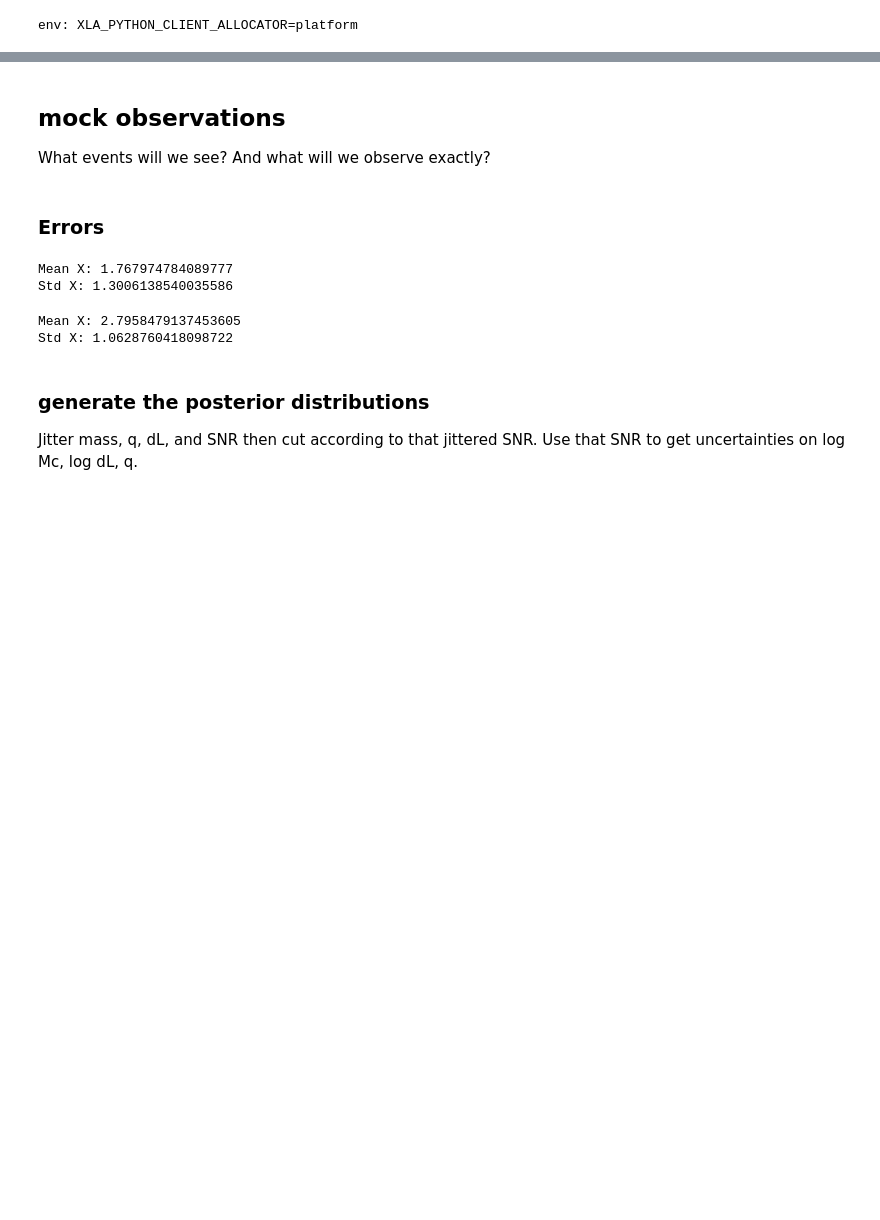
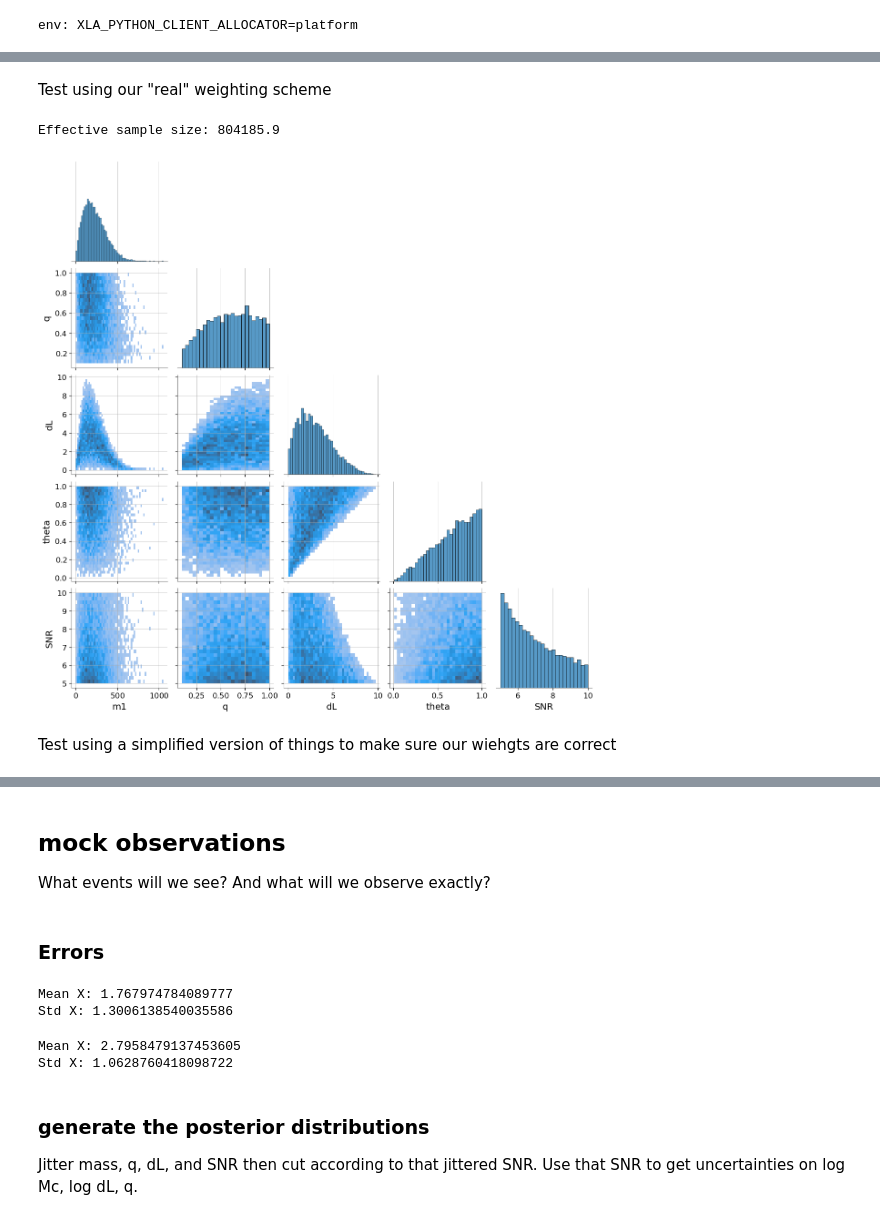
Before and after one commit to abby-moran/GW_pop_cosmo_inference, a Jupyter notebook: src/gen_mock_files.ipynb, the cells around one changed output, grey strips where cells are left out. Drawn from its saved outputs; the diff is of its cells as text; code cells hidden in the pictures; blank space fills up the shorter version.

Commit message:
Added some tests of the reweighting method for our PE sampling to gen_mock_files.ipynb. Updated weighting to use (our best guess of) this method

```diff
--- a/src/gen_mock_files.ipynb
+++ b/src/gen_mock_files.ipynb
@@ -197,0 +218,21 @@ def gen_mock_PE(obs_file, log_SNR_fun, nsamples=200, outfile=None, ndet=1):
+# %%
+population_parameters, cosmo_true = get_pop_params('../reproduce/configs/c2_zp5.txt')
+
+sel_samples = pd.read_hdf('../src/sel_c2_zm55_cut.h5', key='true_parameters')
+ndraw = sel_samples['ndraw'].iloc[0]
+
+zs_sel = cosmo_true.z_of_dL(sel_samples['dl'].values)
+m1s_sel = sel_samples['m1d'].values / (1 + zs_sel)
+
+log_dN_true = intensity_models.build_population_model(population_parameters)  # at true params
+
+log_sel_wts = (log_dN_true(m1s_sel, sel_samples['q'].values, zs_sel)
+               - np.log(sel_samples['pdraw_sel'].values)
+               - 2*np.log1p(zs_sel)
+               + np.log(cosmo_true.dVCdz(zs_sel))
+               - np.log(cosmo_true.ddL_dz(zs_sel)))
+
+mu_sel_true = np.exp(stats.slogsumexp(log_sel_wts) - np.log(ndraw))
+
+nobs = len(pd.read_hdf('../src/pe_c2_zm55_cut.h5', key='samples'))
+R_true = nobs / mu_sel_true
@@ -197,0 +375,58 @@ def gen_mock_PE(obs_file, log_SNR_fun, nsamples=200, outfile=None, ndet=1):
+# %% [markdown]
+Test using our "real" weighting scheme
+# %%
+log_qs=np.random.uniform(np.log(.1), 0, size=ndraw)
+qs=np.exp(log_qs)
+
+log_mcs=np.random.uniform(.1, np.log(600), size=ndraw)
+mcs=np.exp(log_mcs)
+m1s=mcs / (qs**(3/5) / (1 + qs)**(1/5))
+rhos_test=np.random.uniform(5, 10, ndraw)
+thetas_test= np.random.uniform(0.001, 1, ndraw)
+snr_fid = np.exp(log_snr_interp(np.column_stack([m1s, qs])))
+dls=1*thetas_test/1 * snr_fid/rhos_test
+
+
+wt1 = np.log(m1s)+np.log(qs)+2*np.log(dls)-np.log(thetas_test) - np.log(snr_fid)
+wt1=np.exp(wt1)
+wt1=np.nan_to_num(wt1, nan=0.0, neginf=-1e20, posinf=wt1[~np.isinf(wt1)].max())
+wt1 /= wt1.sum()
+size=int(1e4)
+
+ess = 1.0 / np.sum(wt1**2)
+if ess < size:
+    print(f"Warning: Effective sample size ({ess:.1f}) < requested size ({size})")
+else:
+    print(f"Effective sample size: {ess:.1f}")
+
+idx_resamp1=np.random.choice(range(ndraw), size=size, p=wt1)
+m1_out=m1s[idx_resamp1]
+qs_out=qs[idx_resamp1]
+dls_out=dls[idx_resamp1]
+thetas_out=thetas_test[idx_resamp1]
+rhos_out=rhos_test[idx_resamp1]
+# %% [output]
+Effective sample size: 804185.9
+# %%
+
+# stack samples (make sure all are 1D arrays of same length)
+df = pd.DataFrame({
+    "m1": m1_out,
+    "q": qs_out,
+    "dL": dls_out,
+    "theta": thetas_out,
+    'SNR': rhos_out
+
+})
+
+sns.pairplot(
+    df,
+    kind="hist",
+    corner=True
+)
+
+plt.show()
+# %% [output]
+[figure, added]
+# %% [markdown]
+Test using a simplified version of things to make sure our wiehgts are correct
```
Also changed, not shown: parts of 28 cells of this notebook, 3 other files.
